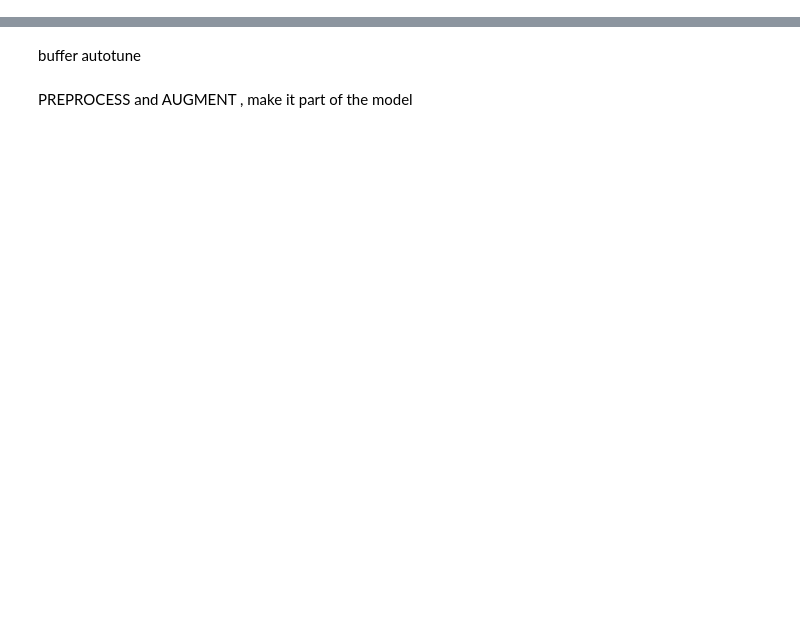
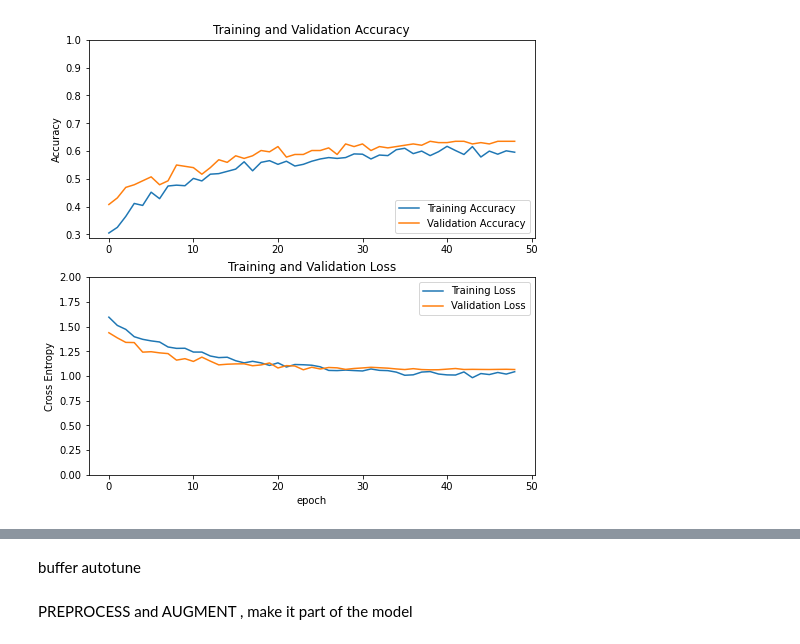
Before and after one commit to sid-thephysicskid/chair-style-classifier, a Jupyter notebook: Train_chair_style.ipynb, the cells around one changed output, grey strips where cells are left out. Drawn from its saved outputs; the diff is of its cells as text; code cells hidden in the pictures; blank space fills up the shorter version.

```diff
--- a/Train_chair_style.ipynb
+++ b/Train_chair_style.ipynb
@@ -2,0 +175,17 @@
+# %%
+from keras.callbacks import ModelCheckpoint, EarlyStopping, ReduceLROnPlateau
+from keras.optimizers import Adam
+
+checkpoint_filepath = "/content/drive/My Drive/Colab Notebooks/checkpoints_test/{epoch:02d}_{val_accuracy:.4f}.h5"
+model_checkpoint_callback = ModelCheckpoint(
+    filepath=checkpoint_filepath,
+    monitor='val_accuracy',
+    mode='max',
+    verbose=1,
+    save_best_only=True)
+
+reduce_lr =  ReduceLROnPlateau(patience=2, monitor='val_accuracy', factor = 0.25 , min_lr=1e-6, verbose=1)
+
+early_stopping = EarlyStopping(patience=3, monitor='val_accuracy', restore_best_weights=True, mode='max',verbose=1,min_delta=0.001)
+
+Callbacks=[model_checkpoint_callback, reduce_lr, early_stopping]
@@ -2,0 +237,27 @@
+# %%
+acc = history.history['accuracy']
+val_acc = history.history['val_accuracy']
+
+loss = history.history['loss']
+val_loss = history.history['val_loss']
+
+plt.figure(figsize=(8, 8))
+plt.subplot(2, 1, 1)
+plt.plot(acc, label='Training Accuracy')
+plt.plot(val_acc, label='Validation Accuracy')
+plt.legend(loc='lower right')
+plt.ylabel('Accuracy')
+plt.ylim([min(plt.ylim()),1])
+plt.title('Training and Validation Accuracy')
+
+plt.subplot(2, 1, 2)
+plt.plot(loss, label='Training Loss')
+plt.plot(val_loss, label='Validation Loss')
+plt.legend(loc='upper right')
+plt.ylabel('Cross Entropy')
+plt.ylim([0,2.0])
+plt.title('Training and Validation Loss')
+plt.xlabel('epoch')
+plt.show()
+# %% [output]
+[figure, added]
```
Also changed, not shown: parts of 25 cells of this notebook.
